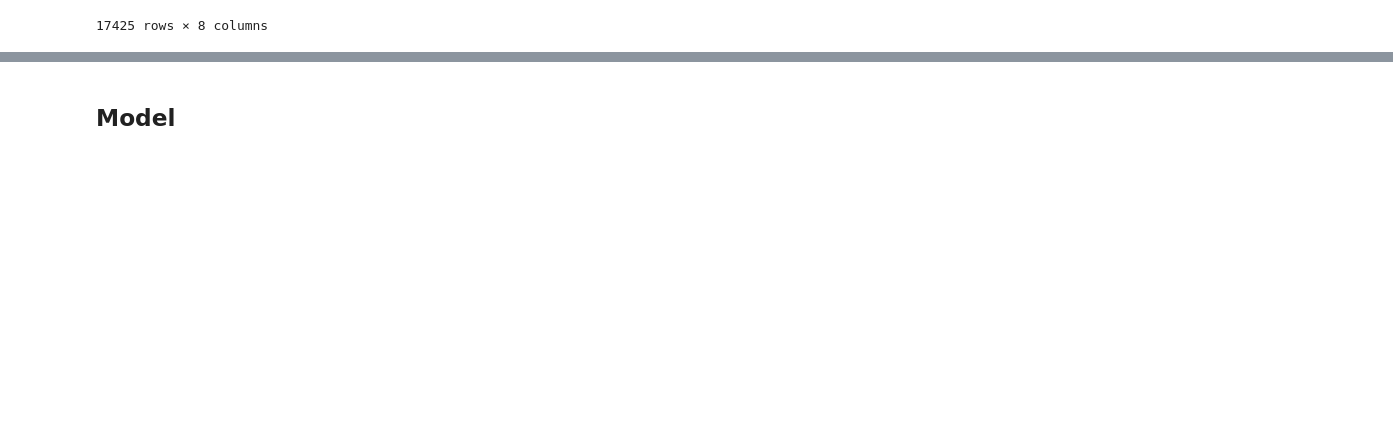
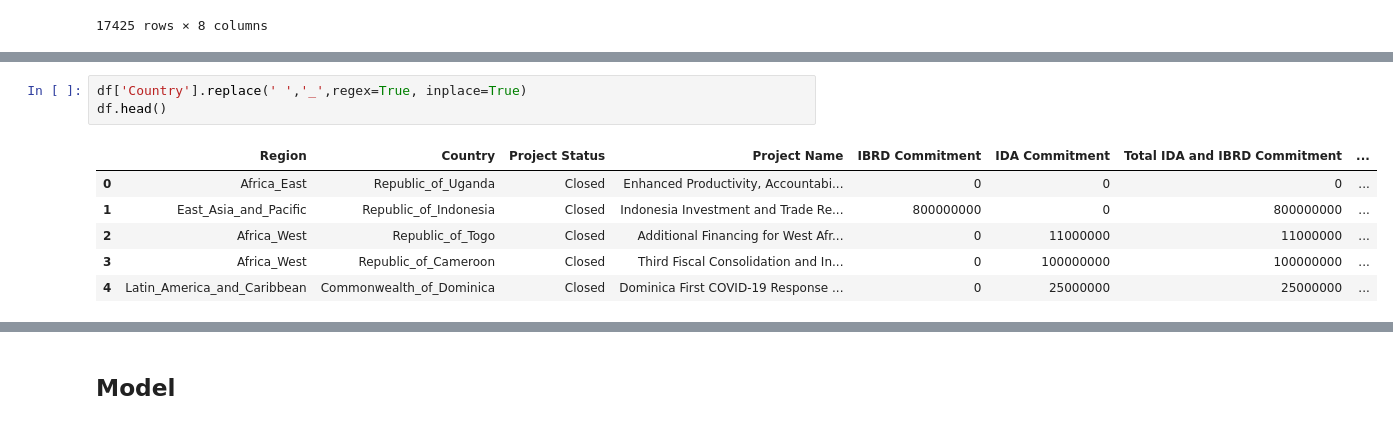
Before and after one commit to Tanny1810/WorldBankProjects-Binary-Classification, a Jupyter notebook: model.ipynb, the cells around one changed output, grey strips where cells are left out. Drawn from its saved outputs; the diff is of its cells as text; blank space fills up the shorter version.

```diff
--- a/model.ipynb
+++ b/model.ipynb
@@ -217,0 +236,10 @@ df
+# %%
+df['Country'].replace(' ','_',regex=True, inplace=True)
+df.head()
+# %% [output]
+|  | Region | Country | Project Status | Project Name | IBRD Commitment | IDA Commitment | Total IDA and IBRD Commitment | ... |
+| 0 | Africa_East | Republic_of_Uganda | Closed | Enhanced Productivity, Accountabi... | 0 | 0 | 0 | ... |
+| 1 | East_Asia_and_Pacific | Republic_of_Indonesia | Closed | Indonesia Investment and Trade Re... | 800000000 | 0 | 800000000 | ... |
+| 2 | Africa_West | Republic_of_Togo | Closed | Additional Financing for West Afr... | 0 | 11000000 | 11000000 | ... |
+| 3 | Africa_West | Republic_of_Cameroon | Closed | Third Fiscal Consolidation and In... | 0 | 100000000 | 100000000 | ... |
+| 4 | Latin_America_and_Caribbean | Commonwealth_of_Dominica | Closed | Dominica First COVID-19 Response ... | 0 | 25000000 | 25000000 | ... |
```
Also changed, not shown: parts of 57 cells of this notebook.
